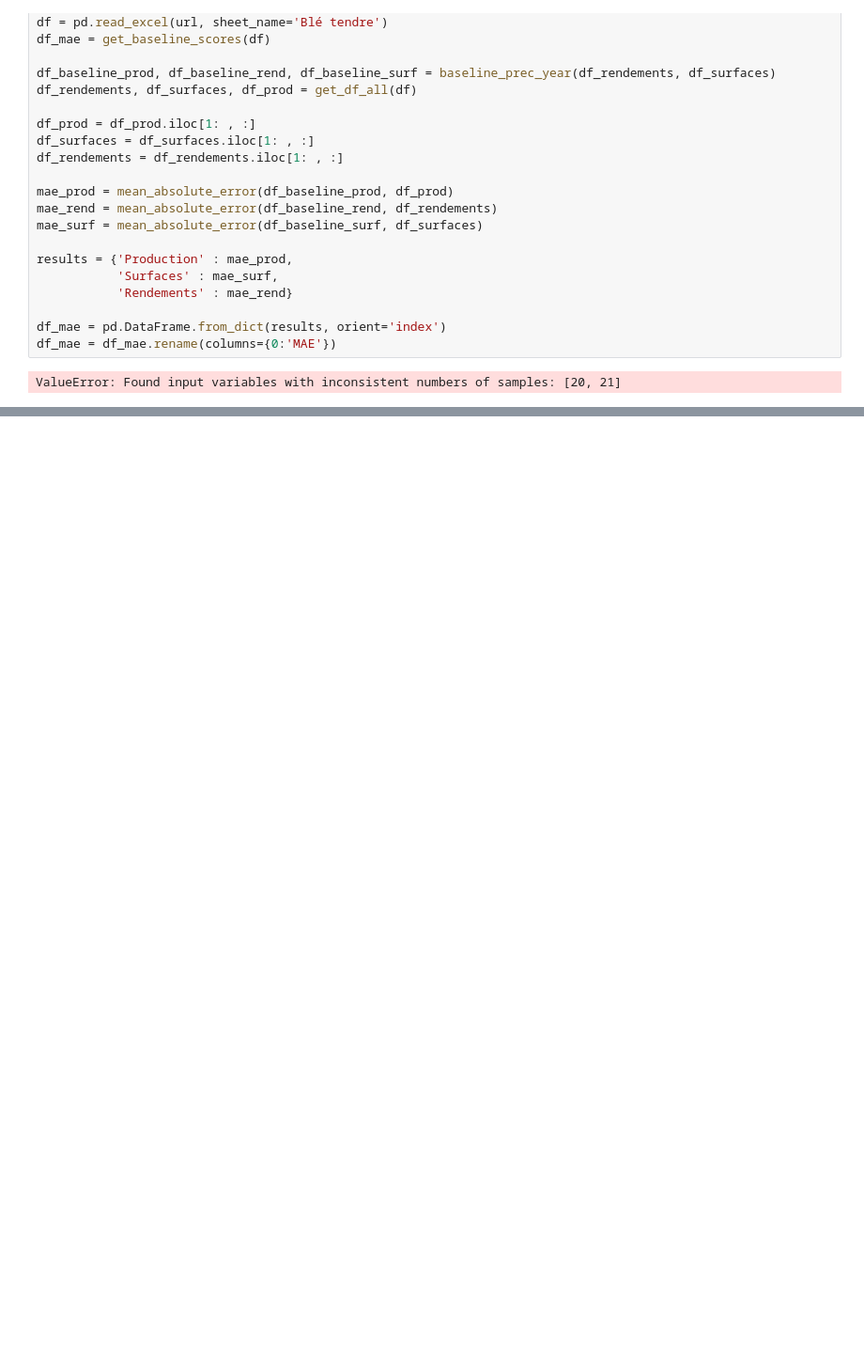
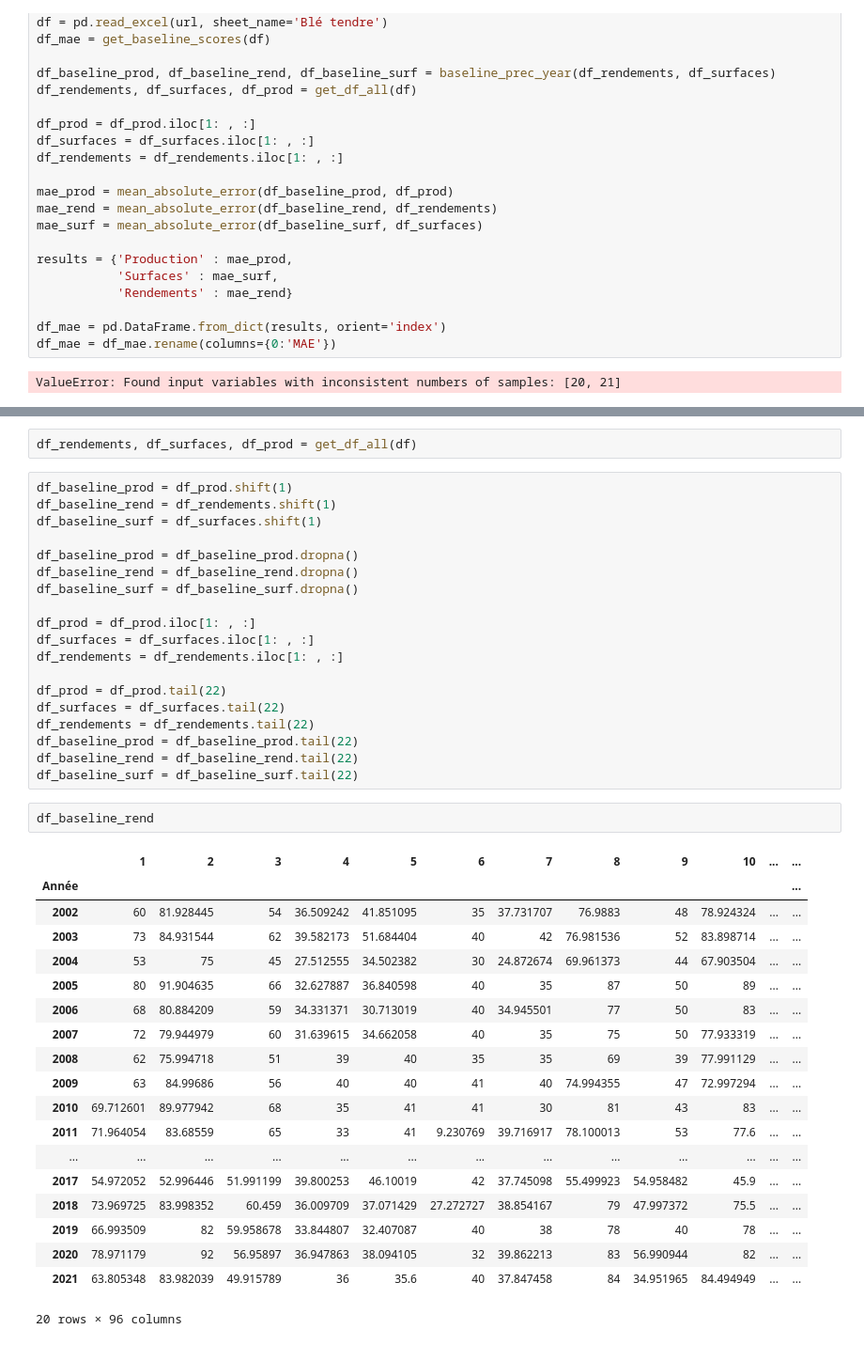
Before and after one commit to PierreCeraH/deepagri, a Jupyter notebook: baseline_prep.ipynb, the cells around one changed output, grey strips where cells are left out. Shown at 94% size. Drawn from its saved outputs; the diff is of its cells as text; blank space fills up the shorter version.

```diff
--- a/baseline_prep.ipynb
+++ b/baseline_prep.ipynb
@@ -394,0 +525,43 @@ df_mae = df_mae.rename(columns={0:'MAE'})
+# %%
+df_rendements, df_surfaces, df_prod = get_df_all(df)
+# %%
+df_baseline_prod = df_prod.shift(1)
+df_baseline_rend = df_rendements.shift(1)
+df_baseline_surf = df_surfaces.shift(1)
+
+df_baseline_prod = df_baseline_prod.dropna()
+df_baseline_rend = df_baseline_rend.dropna()
+df_baseline_surf = df_baseline_surf.dropna()
+
+df_prod = df_prod.iloc[1: , :]
+df_surfaces = df_surfaces.iloc[1: , :]
+df_rendements = df_rendements.iloc[1: , :]
+
+df_prod = df_prod.tail(22)
+df_surfaces = df_surfaces.tail(22)
+df_rendements = df_rendements.tail(22)
+df_baseline_prod = df_baseline_prod.tail(22)
+df_baseline_rend = df_baseline_rend.tail(22)
+df_baseline_surf = df_baseline_surf.tail(22)
+# %%
+df_baseline_rend
+# %% [output]
+|  | 1 | 2 | 3 | 4 | 5 | 6 | 7 | 8 | 9 | 10 | ... | ... |
+| Année |  |  |  |  |  |  |  |  |  |  |  | ... |
+| 2002 | 60 | 81.928445 | 54 | 36.509242 | 41.851095 | 35 | 37.731707 | 76.9883 | 48 | 78.924324 | ... | ... |
+| 2003 | 73 | 84.931544 | 62 | 39.582173 | 51.684404 | 40 | 42 | 76.981536 | 52 | 83.898714 | ... | ... |
+| 2004 | 53 | 75 | 45 | 27.512555 | 34.502382 | 30 | 24.872674 | 69.961373 | 44 | 67.903504 | ... | ... |
+| 2005 | 80 | 91.904635 | 66 | 32.627887 | 36.840598 | 40 | 35 | 87 | 50 | 89 | ... | ... |
+| 2006 | 68 | 80.884209 | 59 | 34.331371 | 30.713019 | 40 | 34.945501 | 77 | 50 | 83 | ... | ... |
+| 2007 | 72 | 79.944979 | 60 | 31.639615 | 34.662058 | 40 | 35 | 75 | 50 | 77.933319 | ... | ... |
+| 2008 | 62 | 75.994718 | 51 | 39 | 40 | 35 | 35 | 69 | 39 | 77.991129 | ... | ... |
+| 2009 | 63 | 84.99686 | 56 | 40 | 40 | 41 | 40 | 74.994355 | 47 | 72.997294 | ... | ... |
+| 2010 | 69.712601 | 89.977942 | 68 | 35 | 41 | 41 | 30 | 81 | 43 | 83 | ... | ... |
+| 2011 | 71.964054 | 83.68559 | 65 | 33 | 41 | 9.230769 | 39.716917 | 78.100013 | 53 | 77.6 | ... | ... |
+| ... | ... | ... | ... | ... | ... | ... | ... | ... | ... | ... | ... | ... |
+| 2017 | 54.972052 | 52.996446 | 51.991199 | 39.800253 | 46.10019 | 42 | 37.745098 | 55.499923 | 54.958482 | 45.9 | ... | ... |
+| 2018 | 73.969725 | 83.998352 | 60.459 | 36.009709 | 37.071429 | 27.272727 | 38.854167 | 79 | 47.997372 | 75.5 | ... | ... |
+| 2019 | 66.993509 | 82 | 59.958678 | 33.844807 | 32.407087 | 40 | 38 | 78 | 40 | 78 | ... | ... |
+| 2020 | 78.971179 | 92 | 56.95897 | 36.947863 | 38.094105 | 32 | 39.862213 | 83 | 56.990944 | 82 | ... | ... |
+| 2021 | 63.805348 | 83.982039 | 49.915789 | 36 | 35.6 | 40 | 37.847458 | 84 | 34.951965 | 84.494949 | ... | ... |
+20 rows × 96 columns
```
Also changed, not shown: parts of 46 cells of this notebook, 4 other files.
